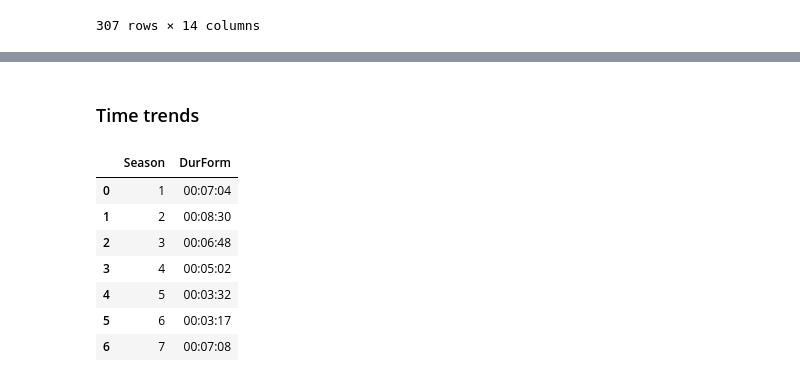
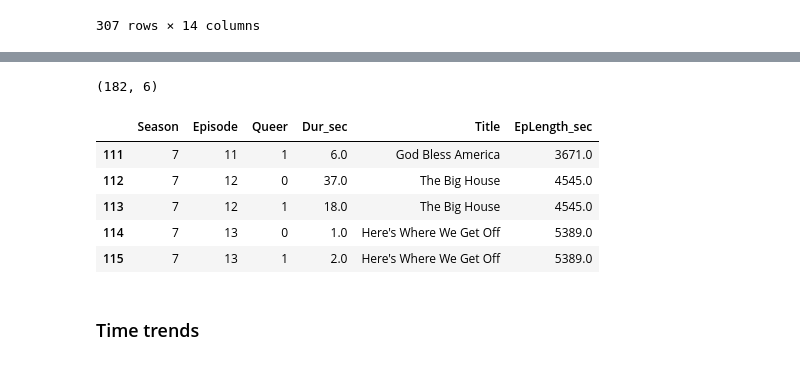
Before and after one commit to GaytaScience/OITNB, a Jupyter notebook: Analysis/explore.ipynb, the cells around one changed output, grey strips where cells are left out. Saved outputs shown, nothing was run; the diff lists cells and outputs as text; code cells hidden in the pictures.

```diff
--- a/Analysis/explore.ipynb
+++ b/Analysis/explore.ipynb
@@ -53,15 +153,23 @@ dtype: object
+# %%
+# Merge datasets
+allepisodes = pd.merge(episode, eplens, how='outer', on=['Season', 'Episode', 'Queer'])
+# Drop formatted time vars (keep only sec integers for plotting)
+allepisodes = allepisodes.drop(columns=['DurForm', 'EpLength', 'eplenform', 'EpLengthForm'])
+# Fill missing time as 0
+allepisodes = allepisodes.fillna(0)
+# Sort
+allepisodes = allepisodes.sort_values(by=['Season', 'Episode', 'Queer'])
+
+#Checks
+print(allepisodes.shape)
+allepisodes.tail()
+# %% [output]
+(182, 6)
+|  | Season | Episode | Queer | Dur_sec | Title | EpLength_sec |
+| 111 | 7 | 11 | 1 | 6.0 | God Bless America | 3671.0 |
+| 112 | 7 | 12 | 0 | 37.0 | The Big House | 4545.0 |
+| 113 | 7 | 12 | 1 | 18.0 | The Big House | 4545.0 |
+| 114 | 7 | 13 | 0 | 1.0 | Here's Where We Get Off | 5389.0 |
+| 115 | 7 | 13 | 1 | 2.0 | Here's Where We Get Off | 5389.0 |
 # %% [markdown]
 ### Time trends
-# %%
-# Overall onscreen encounter time by season
-season = data.groupby(['Season'], as_index=False)[['DurForm']].agg('sum')
-season
-# %% [output]
-|  | Season | DurForm |
-| 0 | 1 | 00:07:04 |
-| 1 | 2 | 00:08:30 |
-| 2 | 3 | 00:06:48 |
-| 3 | 4 | 00:05:02 |
-| 4 | 5 | 00:03:32 |
-| 5 | 6 | 00:03:17 |
-| 6 | 7 | 00:07:08 |
```
Also changed, not shown: parts of 28 cells of this notebook.
